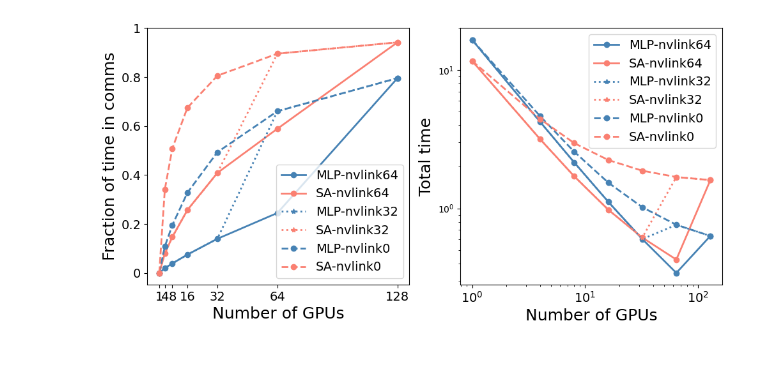
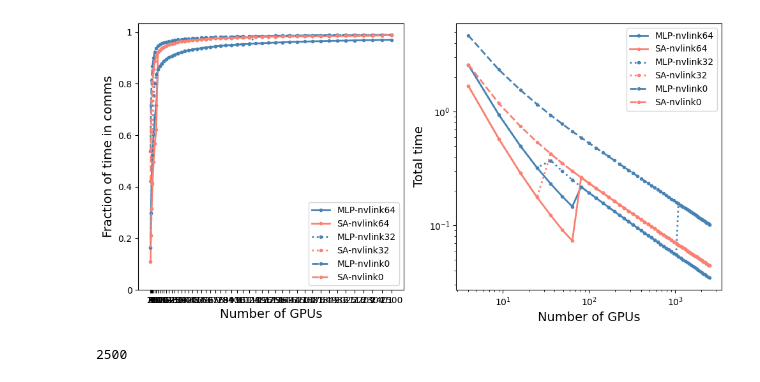
Before and after one commit to ShashankSubramanian/transformer-perf-estimates, a Jupyter notebook: transformer_estimates-2D.ipynb, the cells around one changed output. Saved outputs shown, nothing was run; the diff lists cells and outputs as text; code cells hidden in the pictures.

Commit message:
1D-2D analysis tools for time and memory

```diff
--- a/transformer_estimates-2D.ipynb
+++ b/transformer_estimates-2D.ipynb
@@ -58,6 +58,10 @@ def compute_timings_and_stats(summary, system):
     summary['frac_t_comm_fwd'] = summary['t_comm_fwd'] / summary['t_total_fwd']
     summary['frac_t_comm_bwd'] = summary['t_comm_bwd'] / summary['t_total_bwd']
 
+    # memory per computing unit
+    summary['total_mem_fwd'] = summary.apply(lambda x: x["total_mem_fwd"], axis=1)
+    summary['total_mem_bwd'] = summary.apply(lambda x: x["total_mem_bwd"], axis=1)
+
     return summary
 # %%
 #### nn modules ###
@@ -542,32 +516,51 @@ def plot(n_gpus, parallelism, system, axs, lgnd=['MLP', 'SA'], lfmt="-"):
 # %%
 # Sweeps
 ### model parallelism
-n_gpus = [1, 4, 8, 16, 32, 64, 128]
+n_gpus = [x**2 for x in range(2,51)]
 parallelism = {'m1': 1,
                'm2': 1}
 system = {'matrix_flops_fp16': 312,
           'vector_flops_fp32': 19.5,
           'vector_flops_fp16': 78,
           'hbm_bandwidth': 1555,
           'nvlink_bandwidth': 600,
           'ib_bandwidth': 100,
-          'nvlink_size': 8}
+          'nvlink_size': 8,
+          'nvlink_latency': 0,
+          'ib_latency': 0}
+
+model = {'b': 1,
+         'l': 2048,
+         'e': 12288,
+         'f': 4 * 12288,
+         'h': 96,
+         'depth': 96,
+         'element_size': 2E-9,
+         'mask_element': 1E-9,
+         'fp32_sz': 4E-9,
+         'fp16_sz':  2E-9,
+         'int_sz': 1E-9,
+         'flops_units': 1E-12}
 
 fig, axs = plt.subplots(1,2,figsize=(10,5), tight_layout=True)
 c1 = 'steelblue'
 c2 = 'salmon'
-fsz = 18
+fsz = 14
 
 nvs = 64
 system['nvlink_size'] = nvs
 lgnd = ["MLP-nvlink{}".format(nvs), "SA-nvlink{}".format(nvs)]
-plot(n_gpus, parallelism, system, axs, lgnd=lgnd, lfmt="o-")
+plot(n_gpus, parallelism, model, system, axs, lgnd=lgnd, lfmt="o-")
 nvs = 32
 system['nvlink_size'] = nvs
 lgnd += ["MLP-nvlink{}".format(nvs), "SA-nvlink{}".format(nvs)]
-plot(n_gpus, parallelism, system, axs, lgnd=lgnd, lfmt="*:")
+plot(n_gpus, parallelism, model, system, axs, lgnd=lgnd, lfmt="*:")
 system['nvlink_size'] = 0
 lgnd += ["MLP-nvlink0", "SA-nvlink0"]
-plot(n_gpus, parallelism, system, axs, lgnd=lgnd, lfmt="o--")
+plot(n_gpus, parallelism, model, system, axs, lgnd=lgnd, lfmt="o--")
 # %% [output]
-[figure, old version]
+[figure, new version]
+# %%
+50**2
+# %% [output]
+2500
```
Also changed, not shown: parts of 2 cells of this notebook, 8 other files.
